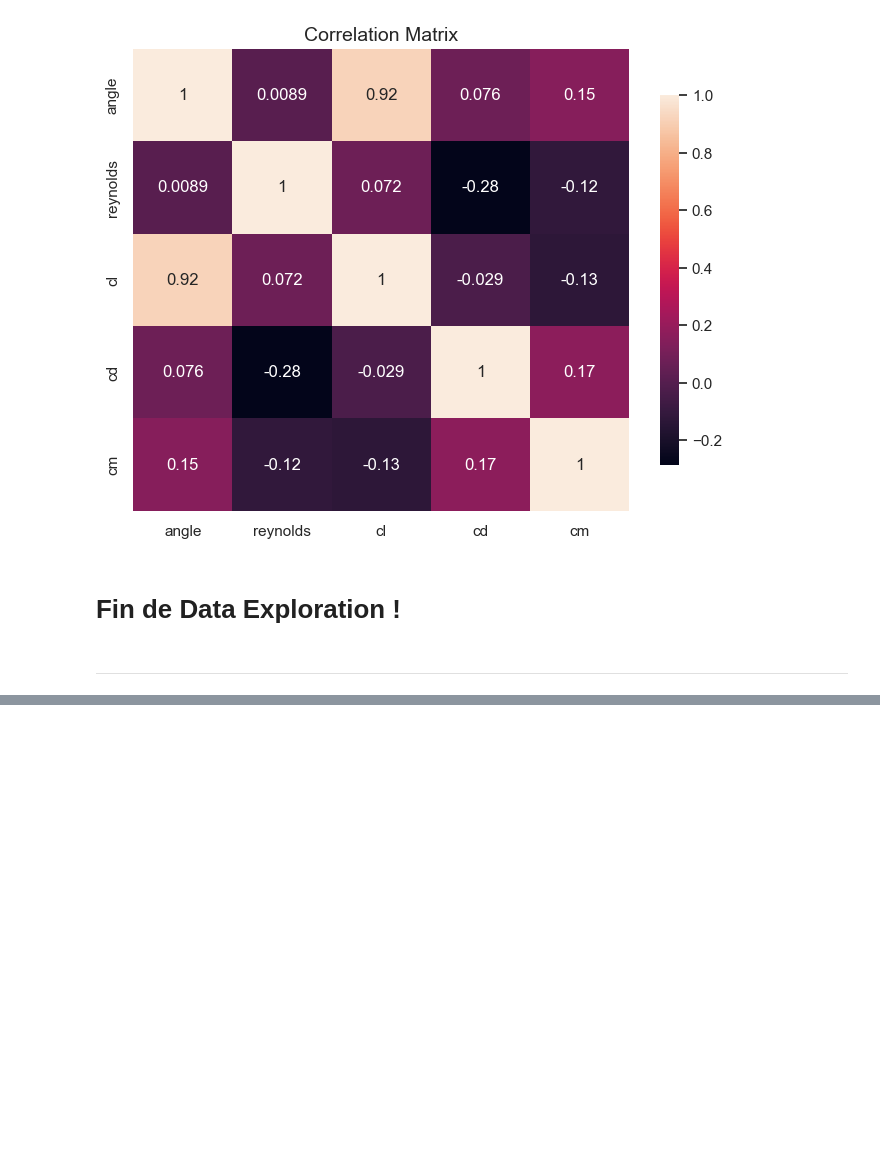
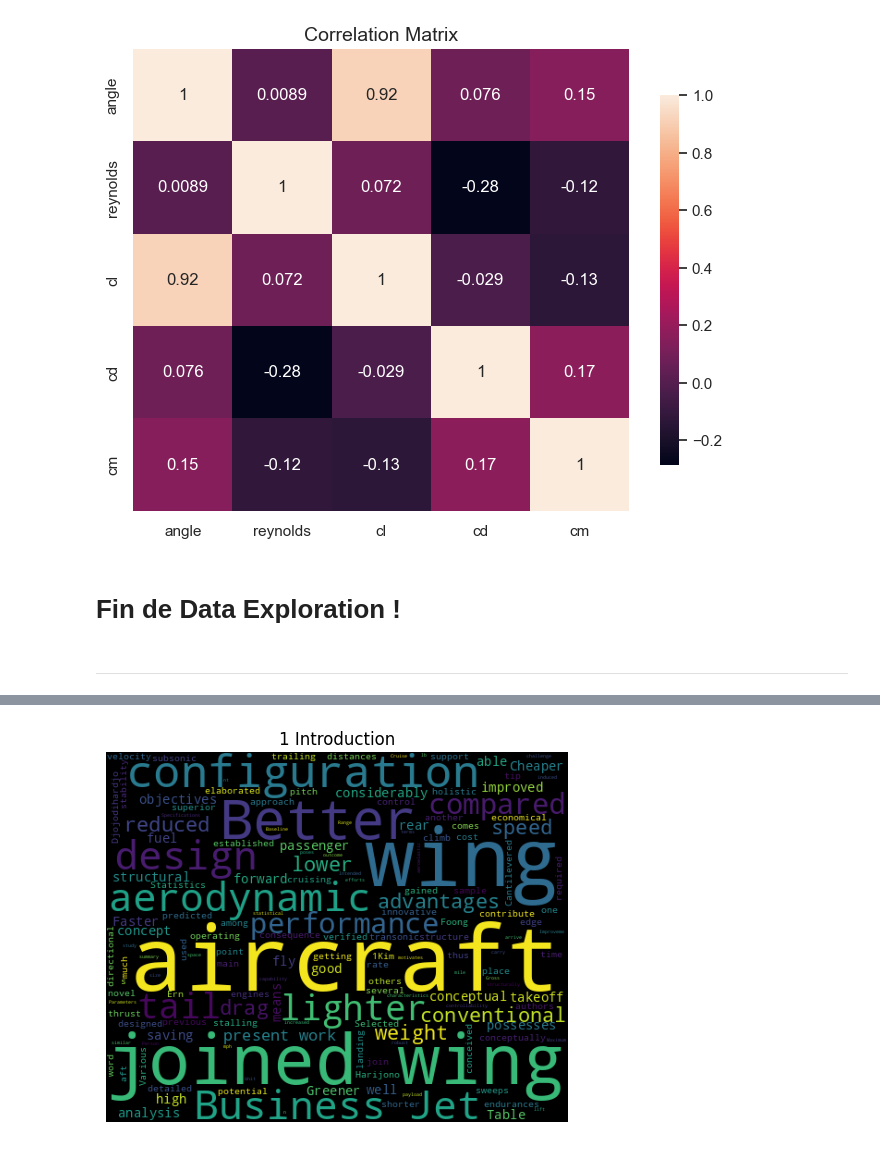
Before and after one commit to Meriadoc-gitgit/DeepLearWing-viz, a Jupyter notebook: app/data/main.ipynb, the cells around one changed output, grey strips where cells are left out. Cells and saved outputs as stored; diff of their text form; code cells hidden in the pictures; blank space fills up the shorter version.

Commit message:
update partial wordcloud

```diff
--- a/app/data/main.ipynb
+++ b/app/data/main.ipynb
@@ -751,0 +891,13 @@ Text(0.5, 1.0, 'Correlation Matrix')
+# %%
+def remove_stop_words(corpus) :
+  for text, val in corpus.items() :
+    tmp = val.split(' ')
+    # print(tmp)
+    for stop_word in english_stopwords:
+      if stop_word in tmp:
+        # print(stop_word)
+        tmp.remove(stop_word)
+    tmp = " ".join(tmp)
+    # print(tmp)
+    corpus[text] = tmp
+  return corpus
@@ -751,0 +921,3 @@ Text(0.5, 1.0, 'Correlation Matrix')
+# %%
+sections = remove_stop_words(sections)
+sections
@@ -751,0 +965,20 @@ Text(0.5, 1.0, 'Correlation Matrix')
+# %%
+def visualize(ax, sections, label):
+
+    wordcloud = WordCloud(width=500, height=400).generate(sections[label])
+    ax.imshow(wordcloud)
+    ax.axis('off')
+    ax.set_title(label)
+
+fig, axs = plt.subplots(2, 5, figsize=(24, 6))
+for i in range(len(lr)):
+    row = i // 5
+    col = i % 5
+    visualize(axs[row][col], i)
+
+plt.tight_layout()
+plt.show()
+# %%
+visualize(sections, '1 Introduction')
+# %% [output]
+[figure, added]
```
Also changed, not shown: parts of 11 cells of this notebook, 2 other files.
